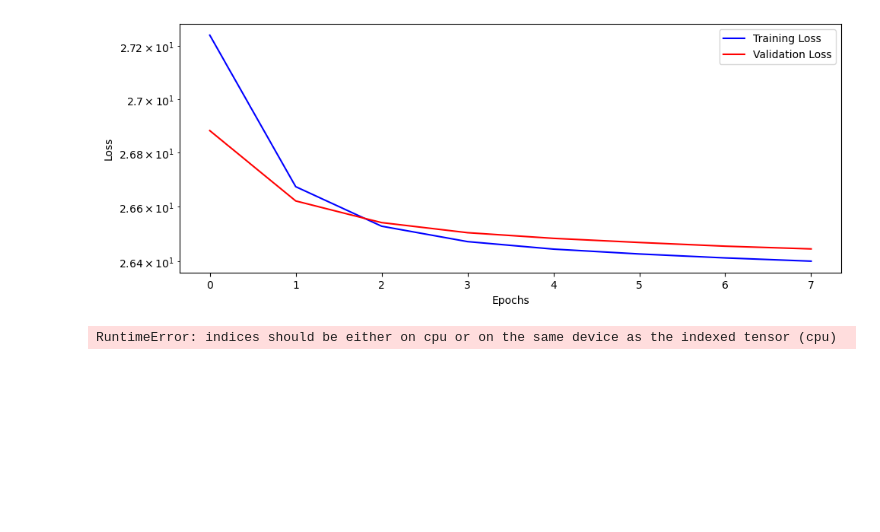
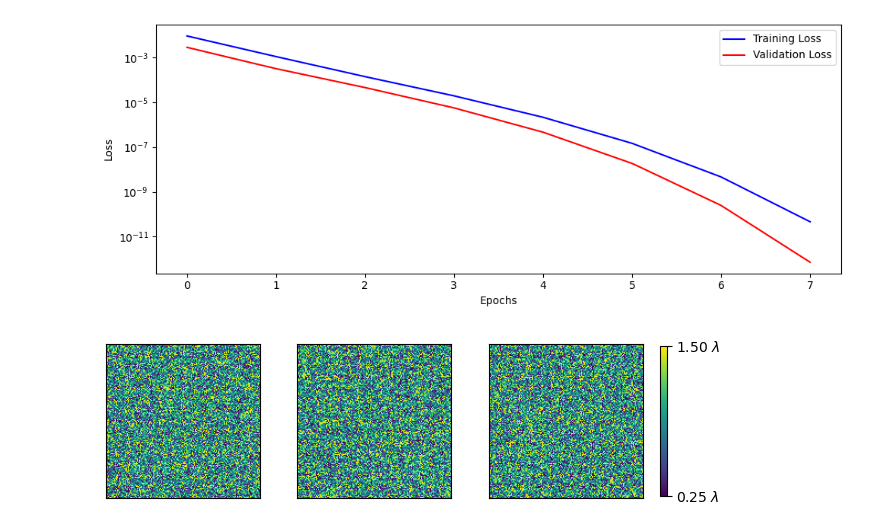
Before and after one commit to kidehowu/WavelengthMultiplexingD2NN, a Jupyter notebook: wavelength_multiplexing.ipynb, the cells around one changed output. Drawn from its saved outputs; the diff is of its cells as text; code cells hidden in the pictures; blank space fills up the shorter version.

Commit message:
Second Commit. 8 wavelength multiplexing with 8*8 input field of view.

```diff
--- a/wavelength_multiplexing.ipynb
+++ b/wavelength_multiplexing.ipynb
@@ -40,11 +37,16 @@ fig = plot_cosine_similarity_matrix(target_transform_matrices)
 model = D2NNmodel(pixel_pitch, distance_constant, n_padding, device, lambd_list, n_size_per_layer, 0, input_fov, binning_factor)
 loss_fn = mse_loss()
 optimizer = optim.Adam(model.parameters(), lr=lr)
+manager = Manager(model, loss_fn, optimizer, n_multiplexing)
+manager.set_loaders(tr_dataloaders, te_dataloaders)
+# tracking, fig = manager.lr_range_test(train_dataloader, end_lr=1e-1, num_iter=100)
+if whether_load_model:
+    manager.load_checkpoint(load_model_name, None)
-# %%
-manager = Manager(model, loss_fn, optimizer)
-manager.set_loaders(tr_dataloaders, te_dataloaders)
-# tracking, fig = manager.lr_range_test(train_dataloader, end_lr=1e-1, num_iter=100)
-if whether_load_model:
-    manager.load_checkpoint(load_model_name, None)
+# %%
+manager.train(6)
+# %%
+fig = manager.plot_losses()
+# %% [output]
+[figure, added]
 # %%
-manager.train(3)
+# manager.save_checkpoint('saved_model/07_22_2024.pth')
@@ -53,9 +53,5 @@ manager.train(3)
-# %%
-fig = manager.plot_losses()
-# %% [output]
-[figure, removed]
 # %%
 layers_name = ['modulation_1', 'modulation_2', 'modulation_3']
-fig_mask = manager.visualize_height_mask(layers_name, hmin, hmax, bit_depth)
+fig_mask_height = manager.visualize_height_mask(layers_name, hmin, hmax, bit_depth)
 # %% [output]
-RuntimeError: indices should be either on cpu or on the same device as the indexed tensor (cpu)
+[figure, added]
```
Also changed, not shown: parts of 7 cells of this notebook, 4 other files.
